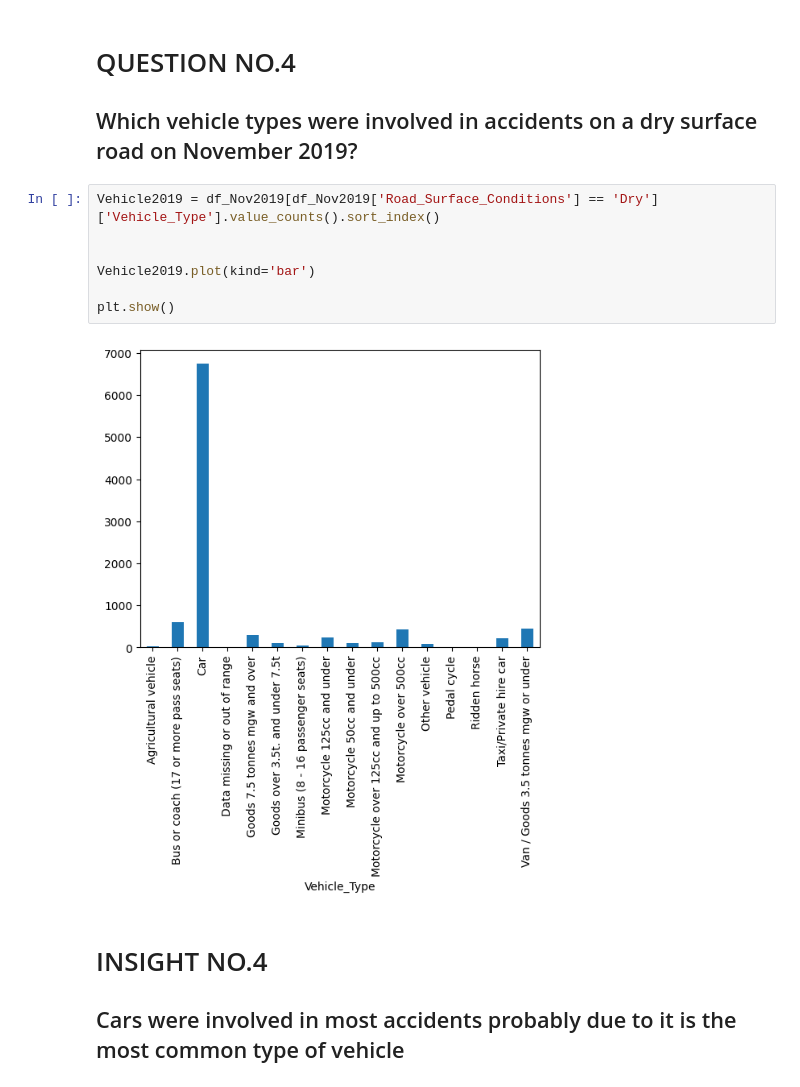
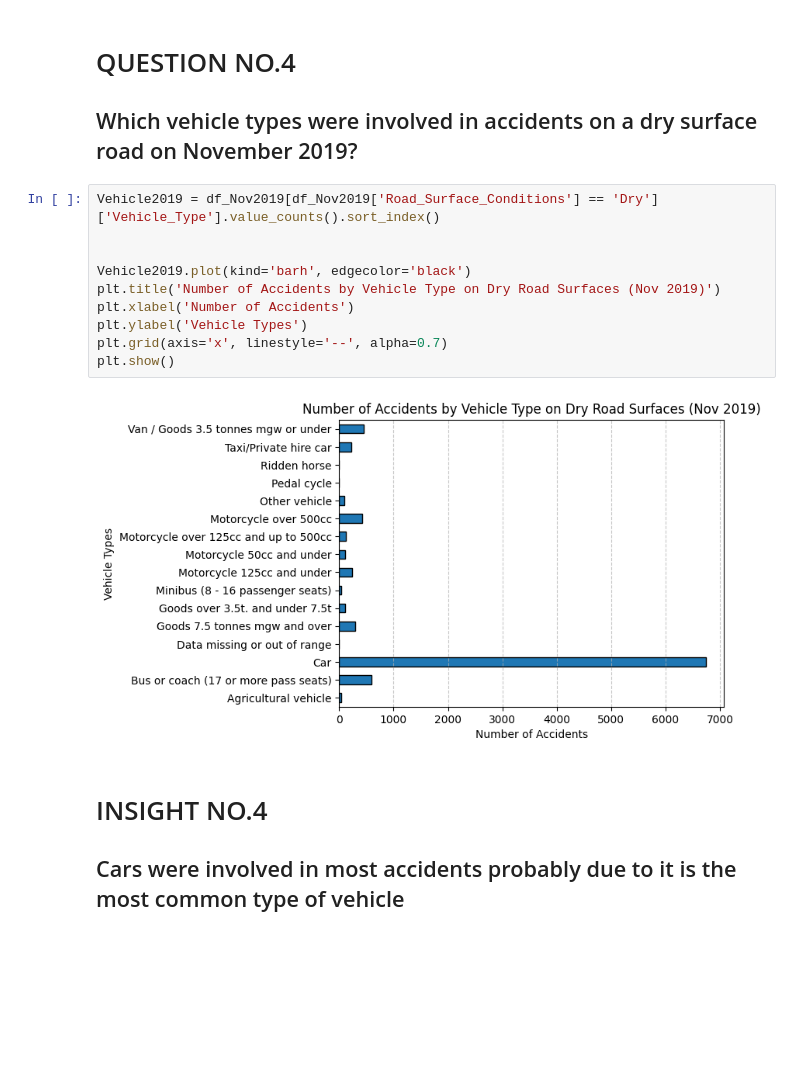
Before and after one commit to lpeter29/DATA_MINING, a Jupyter notebook: Activity4.ipynb, the cells around one changed output. Drawn from its saved outputs; the diff is of its cells as text; blank space fills up the shorter version.

```diff
--- a/Activity4.ipynb
+++ b/Activity4.ipynb
@@ -278,12 +279,15 @@ plt.show()
 # %%
 Vehicle2019 = df_Nov2019[df_Nov2019['Road_Surface_Conditions'] == 'Dry']['Vehicle_Type'].value_counts().sort_index()
 
 
-Vehicle2019.plot(kind='bar')
-
+Vehicle2019.plot(kind='barh', edgecolor='black')
+plt.title('Number of Accidents by Vehicle Type on Dry Road Surfaces (Nov 2019)')
+plt.xlabel('Number of Accidents')
+plt.ylabel('Vehicle Types')
+plt.grid(axis='x', linestyle='--', alpha=0.7)
 plt.show()
 # %% [output]
-[figure, old version]
+[figure, new version]
 # %% [markdown]
 <h1>INSIGHT NO.4</h1>
 
```
Also changed, not shown: parts of 10 cells of this notebook.
